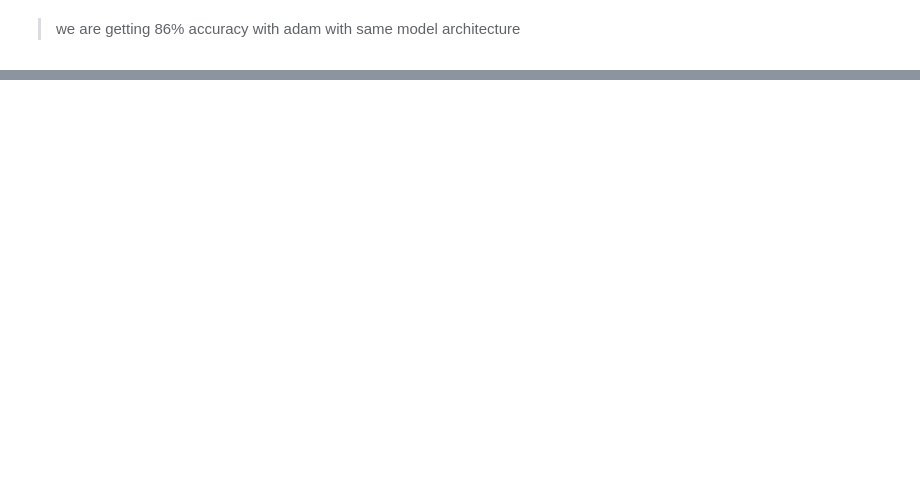
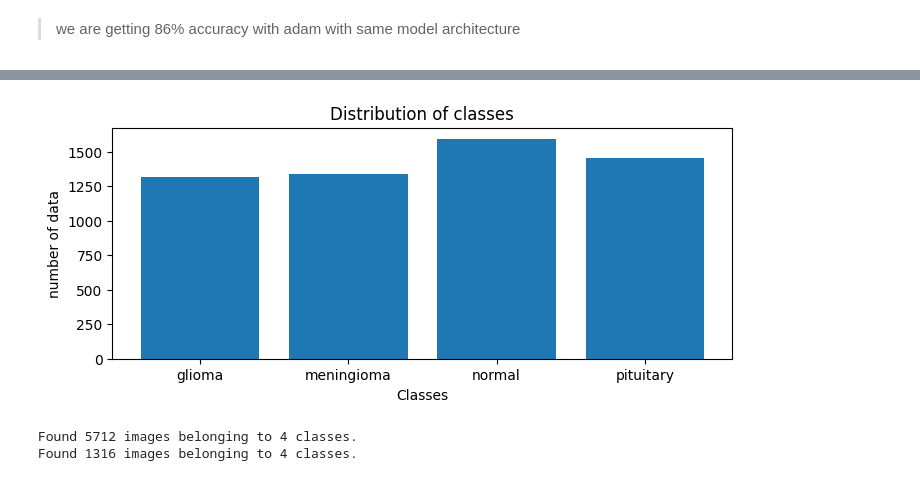
Before and after one commit to Henil21/Research, a Jupyter notebook: ITM_Research.ipynb, the cells around one changed output, grey strips where cells are left out. Cells and saved outputs as stored; diff of their text form; code cells hidden in the pictures; blank space fills up the shorter version.

```diff
--- a/ITM_Research.ipynb
+++ b/ITM_Research.ipynb
@@ -260,0 +293,55 @@ plot_loss_curves(history_2)
+# %%
+
+# getting length of the sub classes
+gol=len(os.listdir('/content/drive/MyDrive/Brain_multiclass/Training/glioma'))
+men=len(os.listdir('/content/drive/MyDrive/Brain_multiclass/Training/meningioma'))
+Normal=len(os.listdir('/content/drive/MyDrive/Brain_multiclass/Training/notumor'))
+pit=len(os.listdir('/content/drive/MyDrive/Brain_multiclass/Training/pituitary'))
+
+classes=['glioma', "meningioma",'normal','pituitary']
+values=[gol,men,Normal,pit]
+
+fig = plt.figure(figsize=(8, 3))  # Set the width and height of the figure
+
+plt.bar(classes,values)
+
+# Adding title to the plot
+plt.title("Distribution of classes")
+
+# Adding label on the y-axis
+plt.ylabel('number of data')
+
+# Adding label on the x-axis
+plt.xlabel('Classes')
+
+plt.show()
+# %% [output]
+[figure, added]
+# %%
+from tensorflow.keras.preprocessing.image import ImageDataGenerator
+
+# recaling pixels
+train_data_gen = ImageDataGenerator(rescale=1./255)
+
+# dividing into batches and
+train_generator = train_data_gen.flow_from_directory(
+    Brain_train,
+    target_size=(512, 512), #targeted shape
+    batch_size=32, #32  images per batch
+    class_mode='categorical' # we are working with multiclass problem
+)
+
+
+# recaling pixels
+test_data_gen = ImageDataGenerator(rescale=1./255)
+
+# dividing into batches and
+test_generator = train_data_gen.flow_from_directory(
+    Brain_test,
+    target_size=(512, 512), #targeted shape
+    batch_size=32, #32  images per batch
+    class_mode='categorical' # we are working with multiclass problem
+)
+# %% [output]
+Found 5712 images belonging to 4 classes.
+Found 1316 images belonging to 4 classes.
```
Also changed, not shown: parts of 15 cells of this notebook.
